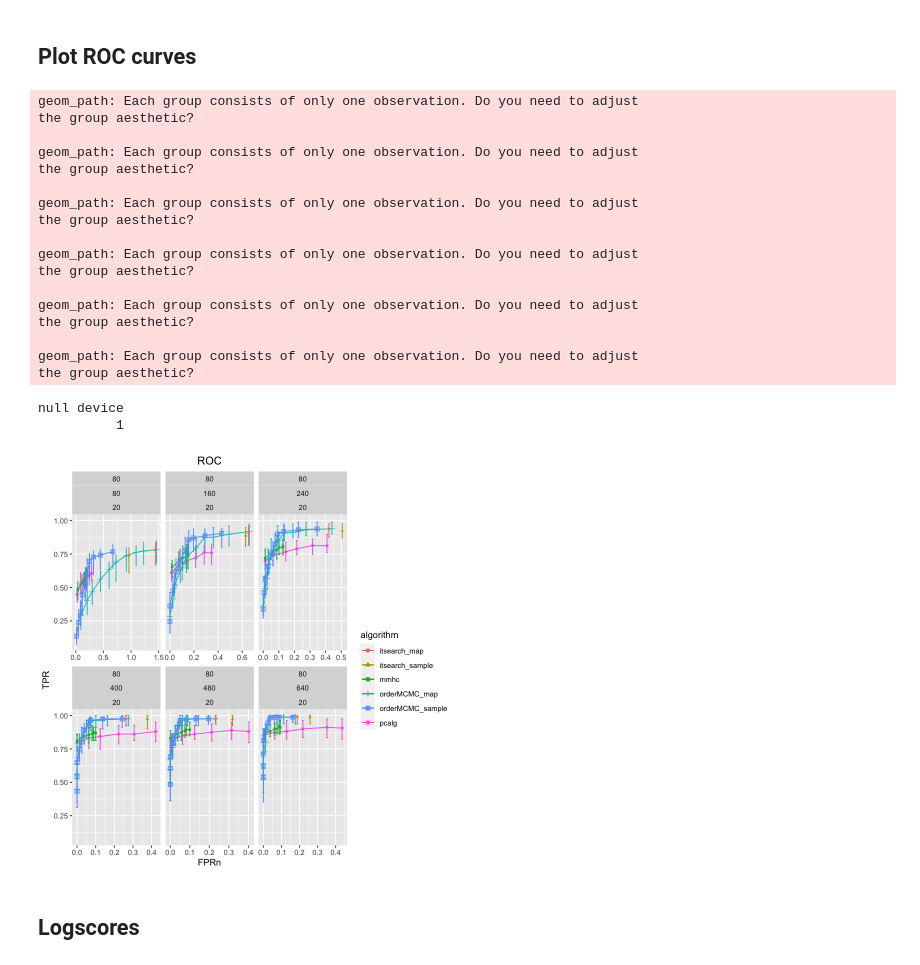
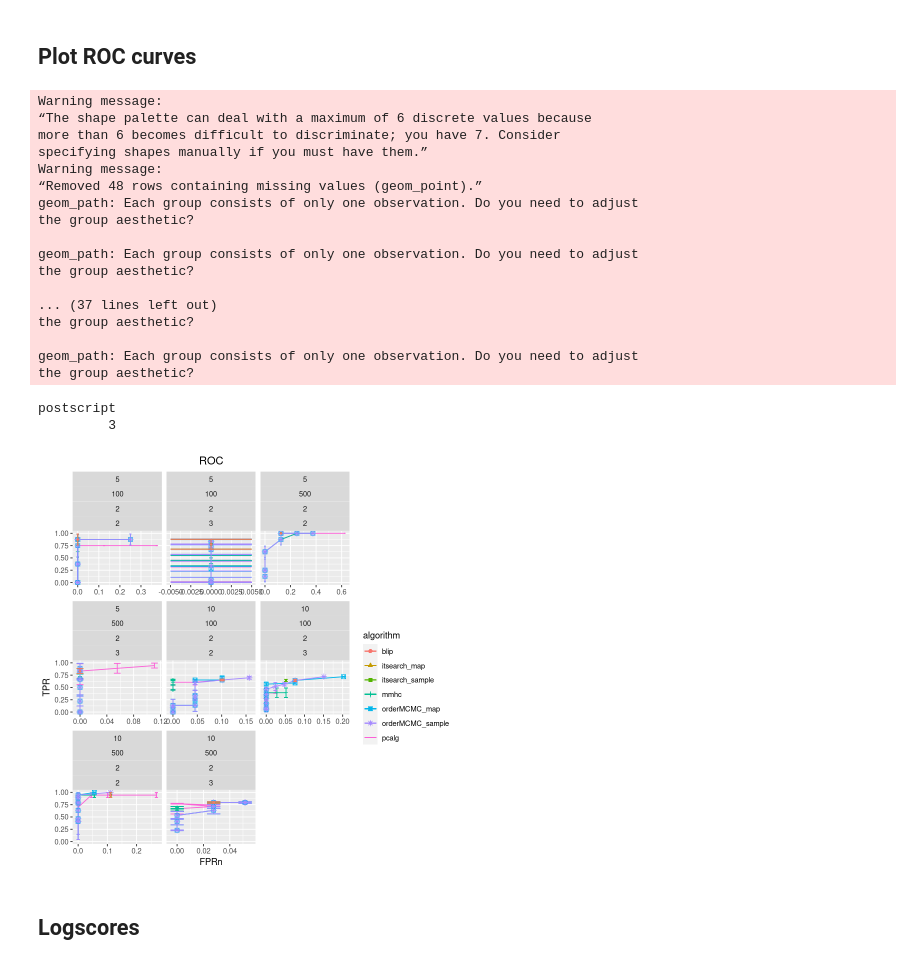
Before and after one commit to felixleopoldo/benchpress, a Jupyter notebook: benchmark/plot.ipynb, the cells around one changed output. Saved outputs shown, nothing was run; the diff lists cells and outputs as text; code cells hidden in the pictures.

Commit message:
Updated plotting and fixed bug in iterative search script

```diff
--- a/benchmark/plot.ipynb
+++ b/benchmark/plot.ipynb
@@ -60,7 +101,7 @@ Warning message in bind_rows_(x, .id):
 sumROC_order_mcmc = ROCdf_order_mcmc %>%
                     filter(dim %in% dims) %>%
                     filter(sample_size %in% sample_sizes) %>%
-                    group_by(algorithm, threshold, sample_size, dim) %>%
+                    group_by(algorithm, threshold, sample_size, dim, avparents) %>%
                     summarise(TPR_mean = mean(TPR),
                               TPR_median = median(TPR),
                               FPRn_median = median(FPRn),
@@ -103,8 +210,8 @@ for (filename in filenames) {
 # %%
 sum_roc_mmhc <- roc_mmhc %>%
                 filter(dim %in% dims) %>%
-                    filter(sample_size %in% sample_sizes) %>%
-                 group_by(algorithm, alpha, sample_size, dim) %>%
+                filter(sample_size %in% sample_sizes) %>%
+                 group_by(algorithm, alpha, sample_size, dim, avparents) %>%
                  summarise(TPR_mean = mean(TPR),
                           TPR_median = median(TPR),
                           FPRn_median = median(FPRn),
@@ -142,8 +272,8 @@ Warning message in bind_rows_(x, .id):
 # %%
 sum_roc_itsearch <- ROCdf_itsearch %>%
                 filter(dim %in% dims) %>%
-                    filter(sample_size %in% sample_sizes) %>%
-                 group_by(algorithm, sample_size, dim) %>%
+                filter(sample_size %in% sample_sizes) %>%
+                 group_by(algorithm, sample_size, dim, avparents) %>%
                  summarise(TPR_mean = mean(TPR),
                           TPR_median = median(TPR),
                           FPRn_median = median(FPRn),
@@ -164,9 +338,10 @@ for (filename in filenames) {
 # %%
 sum_roc_blip <- ROCdf_blip %>%
                 filter(dim %in% dims) %>%
-                    filter(sample_size %in% sample_sizes) %>%
-                 group_by(algorithm, sample_size, dim, time) %>%
+                filter(sample_size %in% sample_sizes) %>%
+                 group_by(algorithm, sample_size, dim, avparents) %>%
                  summarise(TPR_mean = mean(TPR),
+                          time_mean=mean(time),
                           TPR_median = median(TPR),
                           FPRn_median = median(FPRn),
                           TPR_q1 = quantile(TPR, probs = c(0.05)),
@@ -304,61 +507,61 @@ geom_errorbar(data = sum_roc_blip,
                   col = algorithm),
               width = 0.01) +
 geom_path(data = sum_roc_blip,
           aes(x = FPRn_median,
               y = TPR_median,
               col = algorithm)) +
 geom_point(data = sum_roc_blip,
            aes(x = FPRn_median,
                y = TPR_median,
                col = algorithm,
                shape = algorithm),
                size = 1) +
-# Gobnilp
-geom_errorbar(data = sum_roc_gobnilp,
-              aes(x = FPRn_median,
-                  ymin = TPR_q1,
-                  ymax = TPR_q3,
-                  col = algorithm),
-              width = 0.01) +
-geom_path(data = sum_roc_gobnilp,
-          aes(x = FPRn_median,
-              y = TPR_median,
-              col = algorithm)) +
-geom_point(data = sum_roc_gobnilp,
-           aes(x = FPRn_median,
-               y = TPR_median,
-               col = algorithm,
-               shape = algorithm),
-               size = 1) +
+# # Gobnilp
+# geom_errorbar(data = sum_roc_gobnilp,
+#               aes(x = FPRn_median,
+#                   ymin = TPR_q1,
+#                   ymax = TPR_q3,
+#                   col = algorithm),
+#               width = 0.01) +
+# geom_path(data = sum_roc_gobnilp,
+#           aes(x = FPRn_median,
+#               y = TPR_median,
+#               col = algorithm)) +
+# geom_point(data = sum_roc_gobnilp,
+#            aes(x = FPRn_median,
+#                y = TPR_median,
+#                col = algorithm,
+#                shape = algorithm),
+#                size = 1) +
 ## Subplot
-facet_wrap(dim ~ sample_size + N, scales="free_x") +
+facet_wrap(dim ~ sample_size + N + avparents, scales="free_x") +
 # Titles etc
 xlab("FPRn") +
 ylab("TPR") +
 ggtitle("ROC") +
 theme(plot.title = element_text(hjust = 0.5))
 dev.off()
 # %% [output]
+Warning message:
+“The shape palette can deal with a maximum of 6 discrete values because
+more than 6 becomes difficult to discriminate; you have 7. Consider
+specifying shapes manually if you must have them.”
+Warning message:
+“Removed 48 rows containing missing values (geom_point).”
 geom_path: Each group consists of only one observation. Do you need to adjust
 the group aesthetic?
 
 geom_path: Each group consists of only one observation. Do you need to adjust
 the group aesthetic?
 
-geom_path: Each group consists of only one observation. Do you need to adjust
+... (37 lines left out)
 the group aesthetic?
 
 geom_path: Each group consists of only one observation. Do you need to adjust
 the group aesthetic?
-
-geom_path: Each group consists of only one observation. Do you need to adjust
-the group aesthetic?
-
-geom_path: Each group consists of only one observation. Do you need to adjust
-the group aesthetic?
-null device
-          1
+postscript
+         3
-[figure, old version]
+[figure, new version]
 # %% [markdown]
 ## Logscores
 # %%
```
Also changed, not shown: parts of 19 cells of this notebook, 1 other file.
